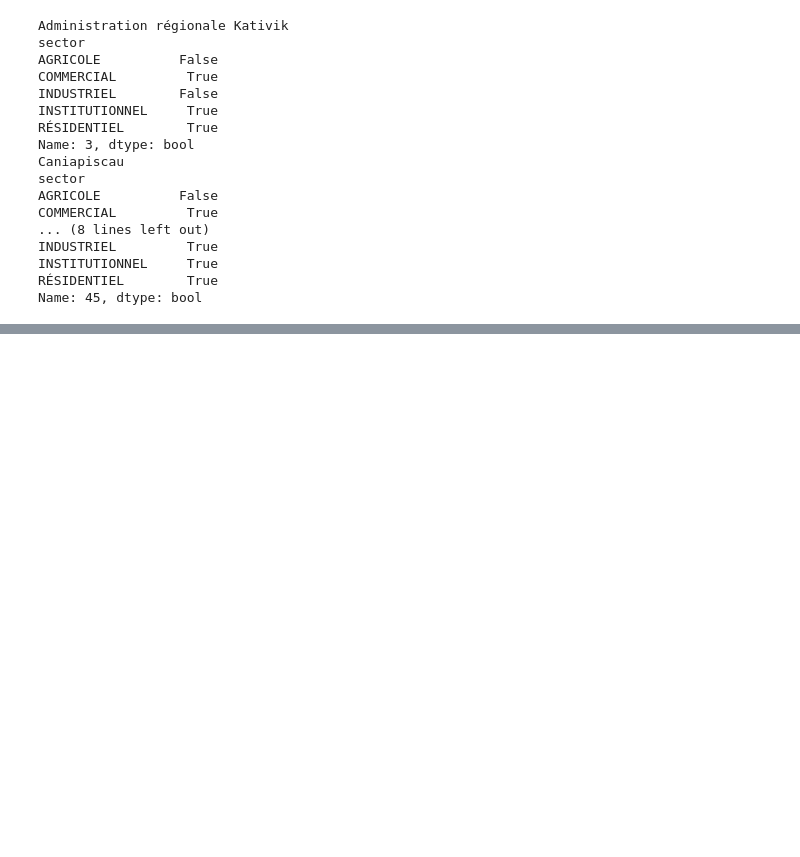
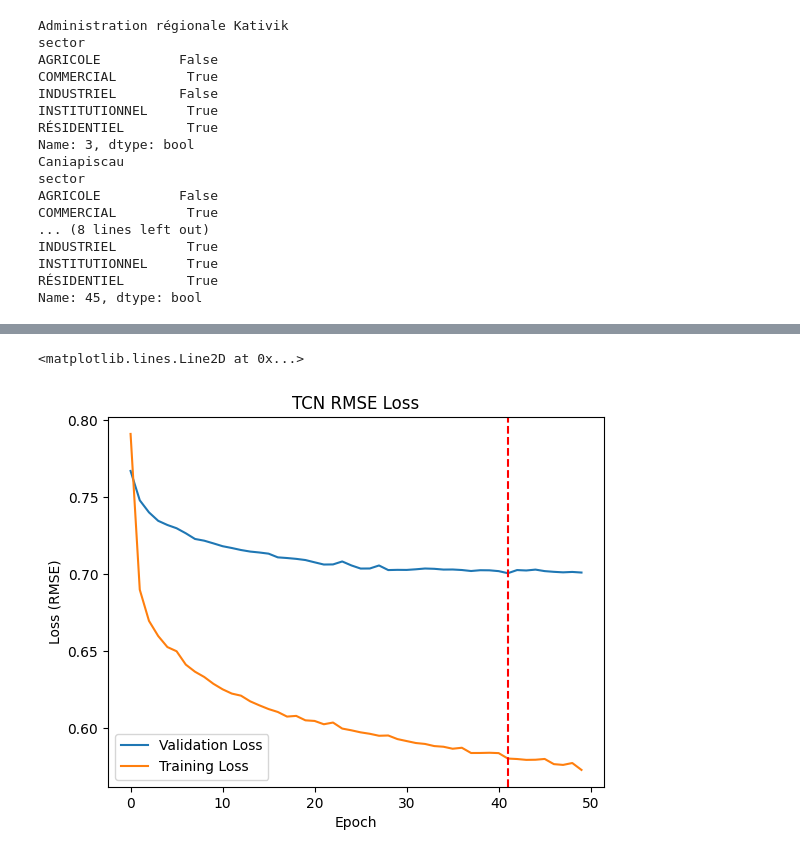
Before and after one commit to JuanJavierr/ml2_projet, a Jupyter notebook: tcn.ipynb, the cells around one changed output, grey strips where cells are left out. Cells and saved outputs as stored; diff of their text form; code cells hidden in the pictures; blank space fills up the shorter version.

```diff
--- a/tcn.ipynb
+++ b/tcn.ipynb
@@ -203,0 +299,25 @@ Epoch 19 Loss 0.005714253564032593
+# %%
+EPOCHS = 50
+BATCH_SIZE = 32
+
+model = TCN(
+    num_inputs = 2,
+    num_channels=[8, 16],
+    kernel_size = 3,
+    # dilation_reset: Optional[ int ] = None,
+    dropout = 0.1, # 0.2, 0.3
+    causal = True,
+    use_norm = 'weight_norm', # 'batch_norm', 'layer_norm', 'weight_norm'
+    activation = 'relu',
+    kernel_initializer = 'normal', # 'xavier_normal', 'normal', 'uniform', 'kaiming_normal', 'kaiming_uniform'
+    use_skip_connections = True,
+    # input_shape: str = 'NCL',
+    # embedding_shapes: Optional[ ArrayLike ] = None,
+    # embedding_mode: str = 'add',
+    # use_gate: bool = False,
+    output_projection = 1,
+    output_activation = 'gelu',
+)
+# optimizer = torch.optim.Adam(model.parameters(), lr=0.001)
+optimizer = torch.optim.RMSprop(model.parameters(), lr=0.001)
+model, losses, validation_losses = train_model(model, optimizer)
@@ -204,2 +391,18 @@ Epoch 19 Loss 0.005714253564032593
+# %%
+# Plot loss
+import matplotlib.pyplot as plt
+plt.plot(validation_losses, label="Validation Loss")
+plt.plot(losses, label="Training Loss")
+plt.title("TCN RMSE Loss")
+plt.xlabel("Epoch")
+plt.ylabel("Loss (RMSE)")
+plt.legend()
+# Highlight minimum validation loss
+min_loss = min(validation_losses)
+min_loss_index = validation_losses.index(min_loss)
+plt.axvline(min_loss_index, color='r', linestyle='--')
+# %% [output]
+<matplotlib.lines.Line2D at 0x...>
+[figure, added]
 # %%
 # Test
```
Also changed, not shown: parts of 20 cells of this notebook.
